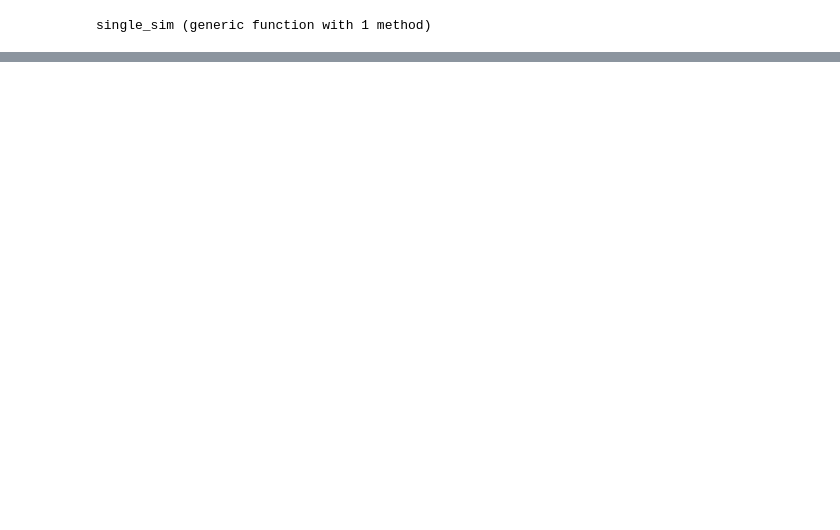
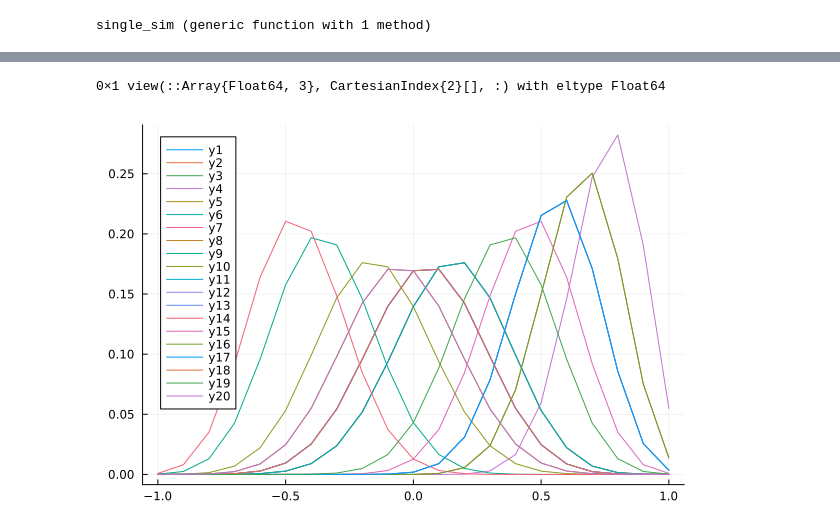
Before and after one commit to mihirumarani/Comp_Coevol, a Jupyter notebook: Codes/Beta function analysis.ipynb, the cells around one changed output, grey strips where cells are left out. Saved outputs shown, nothing was run; the diff lists cells and outputs as text; code cells hidden in the pictures; blank space fills up the shorter version.

```diff
--- a/Codes/Beta function analysis.ipynb
+++ b/Codes/Beta function analysis.ipynb
@@ -184,7 +184,7 @@ nt=length(geno)
 #Parameters related to the competition kernels
 omega=1.0
 slope=1.5
-t=0.5
+t=0.63
 a1=0.5
 
 #Set the mean trait value for species no. 2
@@ -192,16 +192,20 @@ means=collect(-0.8:0.005:0.8)
 
 #Pre-calculate coefficients of competition between pairs of phenotypes
 
+A0g=zeros(Float64,nt,nt)
+A0t=zeros(Float64,nt,nt)
 
-A1g=A0g=A1t=A0t=zeros(Float64,nt,nt)
 
 for i1 in 1:nt, i2 in 1:nt
 
-    A1g[i1,i2]=a1*alpha_gt(geno[i1],geno[i2],omega,t)
     A0g[i1,i2]=alpha_gt(geno[i1],geno[i2],omega,t)
-    A1t[i1,i2]=a1*alpha_tri(geno[i1],geno[i2],slope,t)
     A0t[i1,i2]=alpha_tri(geno[i1],geno[i2],slope,t)
+
 end
+
+A1t=0.5 .* A0t
+
+A1g= 0.5 .*A0g
 
 #Assign probabilities for all phenotypes of spp. 1 and assume that mean trait value for species 1 is 0.0.
 
@@ -264,7 +268,7 @@ for i in 1:length(means)
 
 end
 
-p2=plot(means,betas1,title="Gaussian distribution + Gaussian Kernel",titlefont=font(9))
+p2=plot(means,betas2,title="Gaussian distribution + Gaussian Kernel",titlefont=font(9))
 
 ########################################################################################################
 #Case 3: Gaussian distributed traits + Triangular comp. kernel
@@ -328,7 +332,6 @@ for i in 1:length(means)
 
 end
 
-
 p4=plot(means,betas4,title="Uniform distribution + Triangular Kernel",titlefont=font(9))
 
 plot(p1,p4,p2,p3, layout = (2,2) )
@@ -393,0 +439,32 @@ single_sim(kernel,R, Ng0, Npop)
+# %%
+
+        Ngen=deepcopy(Ng0)
+        Np=deepcopy(Np0)
+
+        dat=zeros(Float64,nsp,nt)
+
+ Np[findall(sum(Np,dims=2) .< 10),:] .= 0
+# %% [output]
+0×1 view(::Array{Float64, 3}, CartesianIndex{2}[], :) with eltype Float64
+# %%
+newgen=zeros(Float64,nsp,nt)
+
+                #Reproduction event
+                for i in 1:size(Ngen)[1]
+
+                    probs=Ngen[i,:]*Ngen[i,:]'
+
+                    for j in 1:size(R)[3]
+                        newgen[i,j]=sum(probs.*R[:,:,j])
+                    end
+                end
+# %%
+p1=plot(geno,newgen[1,:])
+[plot!(geno,newgen[i,:]) for i in 2:nsp]
+
+p0=plot(geno,Ng0[1,:])
+[plot!(geno,Ng0[i,:]) for i in 2:nsp]
+
+p1
+# %% [output]
+[figure, added]
```
Also changed, not shown: parts of 12 cells of this notebook.
